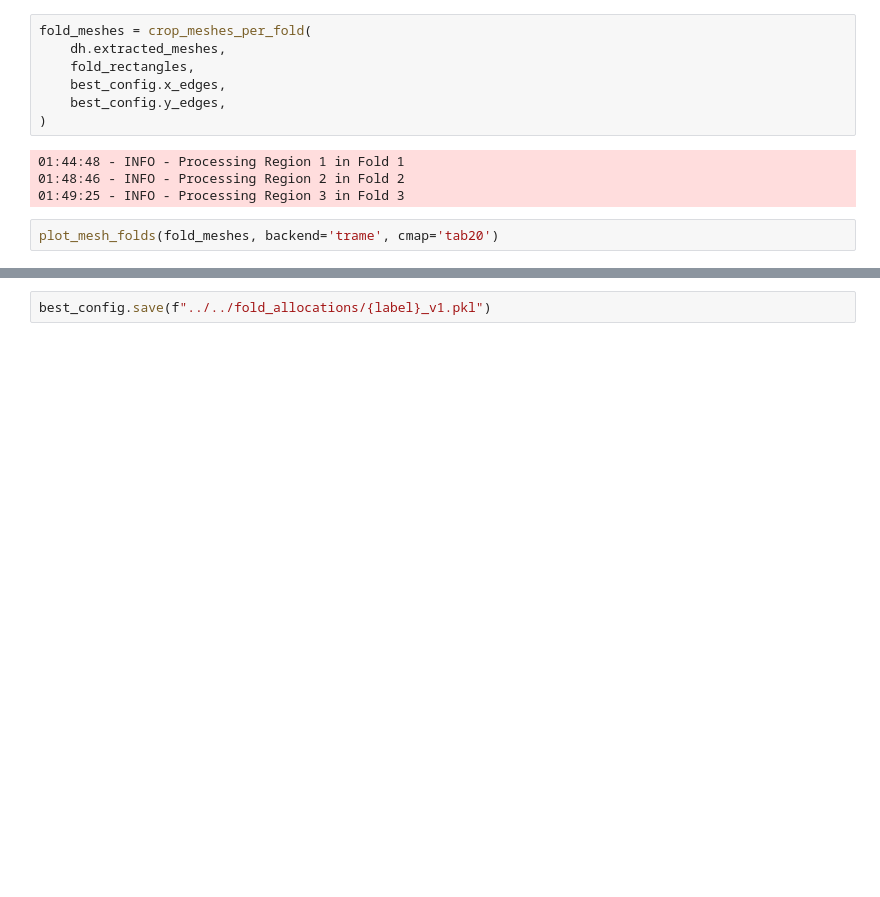
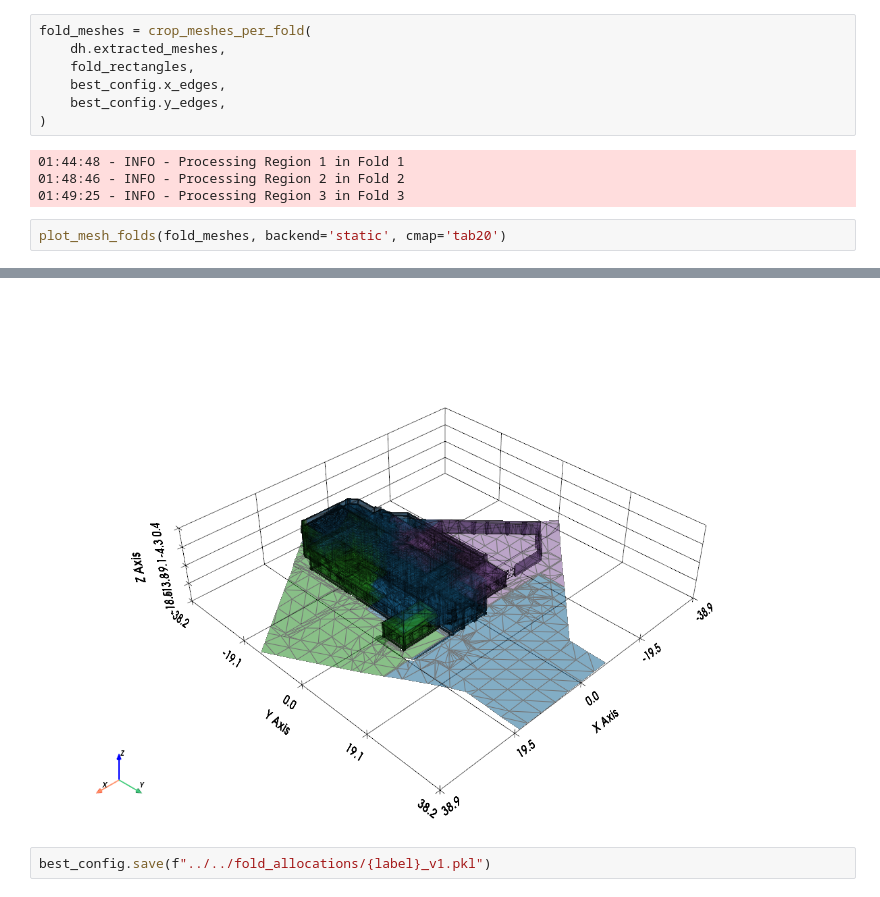
Before and after one commit to Chiark-Collective/Pointcept, a Jupyter notebook: notebooks/fold_allocations/brass_foundry.ipynb, the cells around one changed output, grey strips where cells are left out. Cells and saved outputs as stored; diff of their text form; blank space fills up the shorter version.

Commit message:
added missing plot from brass foundry notebook

```diff
--- a/notebooks/fold_allocations/brass_foundry.ipynb
+++ b/notebooks/fold_allocations/brass_foundry.ipynb
@@ -130,5 +130,5 @@ fold_meshes = crop_meshes_per_fold(
 01:48:46 - INFO - Processing Region 2 in Fold 2
 01:49:25 - INFO - Processing Region 3 in Fold 3
 # %%
-plot_mesh_folds(fold_meshes, backend='trame', cmap='tab20')
+plot_mesh_folds(fold_meshes, backend='static', cmap='tab20')
 # %% [output]
@@ -136,3 +135,4 @@ Widget(value='<iframe src="http://localhost:34751/index.html?ui=P_0x7a010177cb90
+[figure, added]
 # %%
 best_config.save(f"../../fold_allocations/{label}_v1.pkl")
 # %%
```
Also changed, not shown: parts of 1 cell of this notebook.
